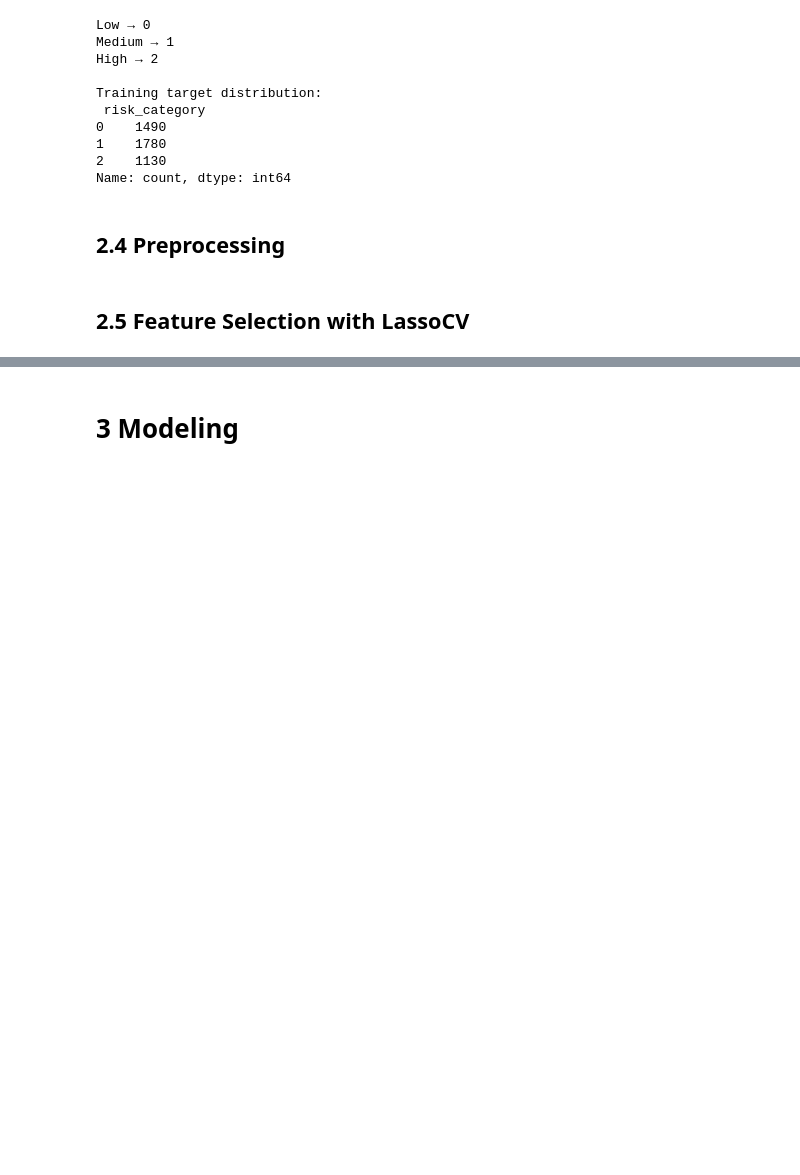
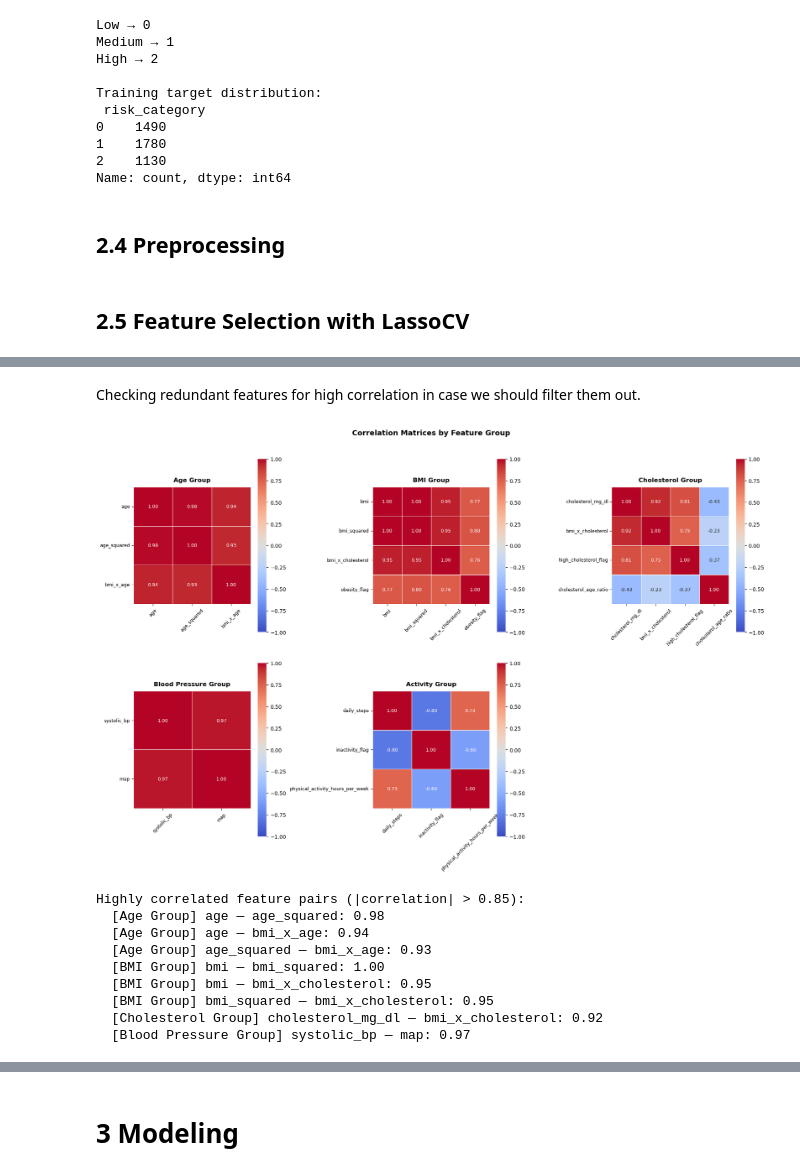
Before and after one commit to maxhaus31/Machine_Learning_HeartDiseaseDetection, a Jupyter notebook: 02_FeatureEngineering_and_Exploration.ipynb, the cells around one changed output, grey strips where cells are left out. Drawn from its saved outputs; the diff is of its cells as text; code cells hidden in the pictures; blank space fills up the shorter version.

```diff
--- a/02_FeatureEngineering_and_Exploration.ipynb
+++ b/02_FeatureEngineering_and_Exploration.ipynb
@@ -193,7 +194,8 @@ feature_names = (
     numerical_cols +
     list(preprocessor.named_transformers_['cat']
          .named_steps['encoder']
-         .get_feature_names_out(categorical_cols))
+         .get_feature_names_out(categorical_cols)) +
+    binary_cols
 )
 
 logit_cv = LogisticRegressionCV(
@@ -267,0 +270,2 @@ Features selected: 19
+# %% [markdown]
+Checking redundant features for high correlation in case we should filter them out.
@@ -267,0 +295,72 @@ Features selected: 19
+# %%
+import seaborn as sns
+import matplotlib.pyplot as plt
+
+# Define feature groups
+groups = {
+    'Age Group': ['age', 'age_squared', 'bmi_x_age'],
+    'BMI Group': ['bmi', 'bmi_squared', 'bmi_x_cholesterol', 'obesity_flag'],
+    'Cholesterol Group': ['cholesterol_mg_dl', 'bmi_x_cholesterol',
+                          'high_cholesterol_flag', 'cholesterol_age_ratio'],
+    'Blood Pressure Group': ['systolic_bp', 'map'],
+    'Activity Group': ['daily_steps', 'inactivity_flag',
+                       'physical_activity_hours_per_week']
+}
+
+df_processed = pd.DataFrame(X_train_processed, columns=feature_names)
+
+# 2 rows: 3 on top, 2 on bottom
+fig, axes = plt.subplots(2, 3, figsize=(18, 12))
+
+# Flatten axes for easy iteration and hide the unused 6th subplot
+axes_flat = axes.flatten()
+axes_flat[5].set_visible(False)
+
+for ax, (group_name, features) in zip(axes_flat, groups.items()):
+    corr = df_processed[features].corr()
+    sns.heatmap(
+        corr,
+        annot=True,
+        fmt='.2f',
+        cmap='coolwarm',
+        center=0,
+        vmin=-1, vmax=1,
+        square=True,
+        linewidths=0.5,
+        annot_kws={"size": 9},
+        ax=ax
+    )
+    ax.set_title(group_name, fontsize=12, fontweight='bold', pad=10)
+    ax.tick_params(axis='x', rotation=45, labelsize=9)
+    ax.tick_params(axis='y', rotation=0, labelsize=9)
+
+plt.suptitle('Correlation Matrices by Feature Group',
+             fontsize=14, fontweight='bold', y=1.02)
+plt.tight_layout()
+plt.show()
+
+# Print all highly correlated pairs across all groups
+print("\nHighly correlated feature pairs (|correlation| > 0.85):")
+found = False
+for group_name, features in groups.items():
+    corr = df_processed[features].corr()
+    for i in range(len(corr.columns)):
+        for j in range(i+1, len(corr.columns)):
+            if abs(corr.iloc[i, j]) > 0.85:
+                print(f"  [{group_name}] {corr.columns[i]} — "
+                      f"{corr.columns[j]}: {corr.iloc[i, j]:.2f}")
+                found = True
+
+if not found:
+    print("  No pairs exceed the 0.85 threshold.")
+# %% [output]
+[figure, added]
+Highly correlated feature pairs (|correlation| > 0.85):
+  [Age Group] age — age_squared: 0.98
+  [Age Group] age — bmi_x_age: 0.94
+  [Age Group] age_squared — bmi_x_age: 0.93
+  [BMI Group] bmi — bmi_squared: 1.00
+  [BMI Group] bmi — bmi_x_cholesterol: 0.95
+  [BMI Group] bmi_squared — bmi_x_cholesterol: 0.95
+  [Cholesterol Group] cholesterol_mg_dl — bmi_x_cholesterol: 0.92
+  [Blood Pressure Group] systolic_bp — map: 0.97
```
Also changed, not shown: parts of 20 cells of this notebook.
